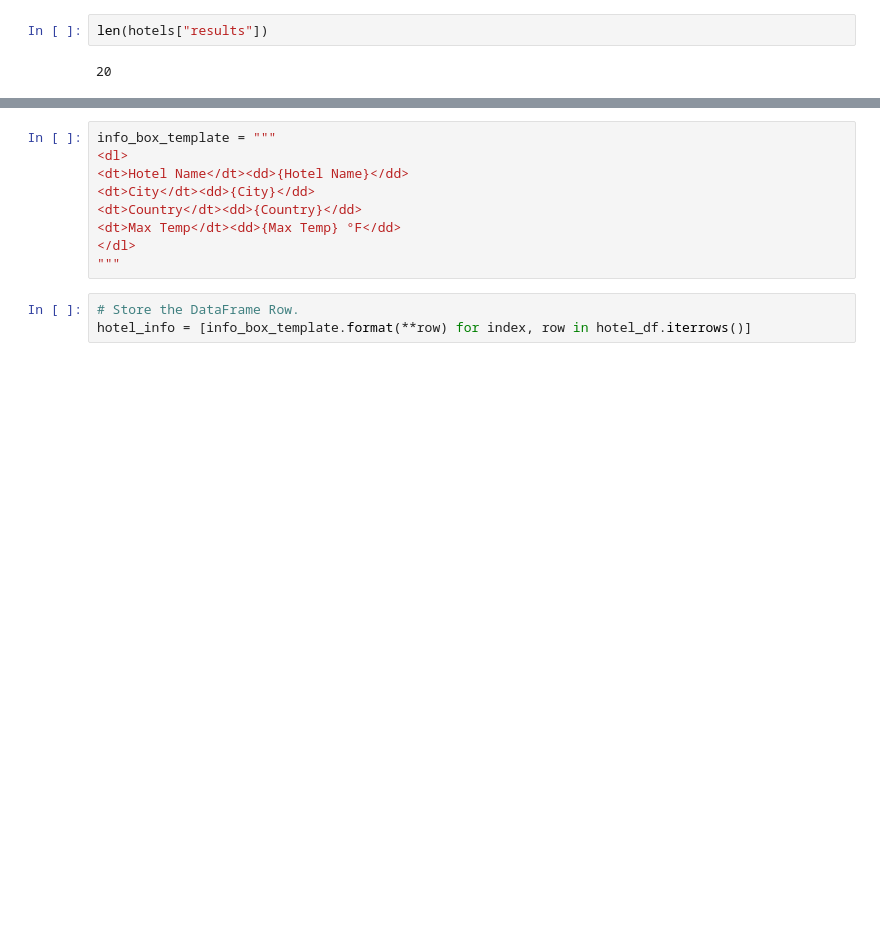
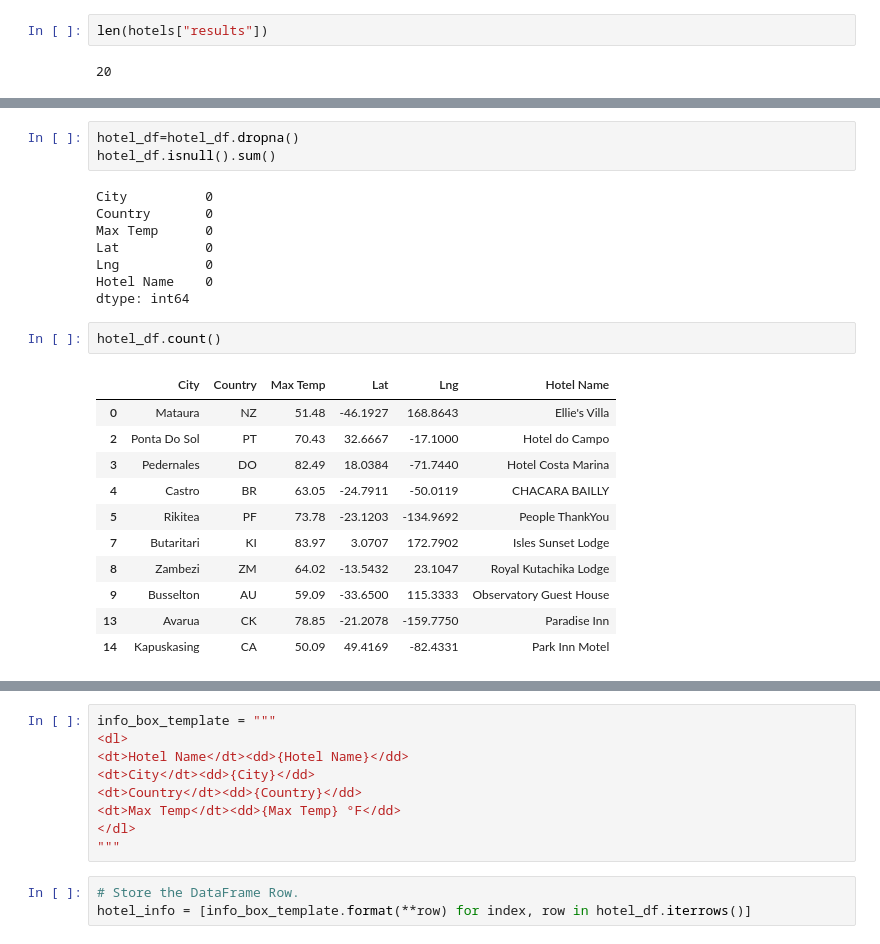
Before and after one commit to swang202/World_Weather_Analysis, a Jupyter notebook: VacationPy.ipynb, the cells around one changed output, grey strips where cells are left out. Drawn from its saved outputs; the diff is of its cells as text; blank space fills up the shorter version.

```diff
--- a/VacationPy.ipynb
+++ b/VacationPy.ipynb
@@ -293,4 +296,29 @@ Hotel Name    0
 dtype: int64
+# %%
+hotel_df=hotel_df.dropna()
+hotel_df.isnull().sum()
+# %% [output]
+City          0
+Country       0
+Max Temp      0
+Lat           0
+Lng           0
+Hotel Name    0
+dtype: int64
+# %%
+hotel_df.count()
+# %% [output]
+|  | City | Country | Max Temp | Lat | Lng | Hotel Name |
+| 0 | Mataura | NZ | 51.48 | -46.1927 | 168.8643 | Ellie's Villa |
+| 2 | Ponta Do Sol | PT | 70.43 | 32.6667 | -17.1000 | Hotel do Campo |
+| 3 | Pedernales | DO | 82.49 | 18.0384 | -71.7440 | Hotel Costa Marina |
+| 4 | Castro | BR | 63.05 | -24.7911 | -50.0119 | CHACARA BAILLY |
+| 5 | Rikitea | PF | 73.78 | -23.1203 | -134.9692 | People ThankYou |
+| 7 | Butaritari | KI | 83.97 | 3.0707 | 172.7902 | Isles Sunset Lodge |
+| 8 | Zambezi | ZM | 64.02 | -13.5432 | 23.1047 | Royal Kutachika Lodge |
+| 9 | Busselton | AU | 59.09 | -33.6500 | 115.3333 | Observatory Guest House |
+| 13 | Avarua | CK | 78.85 | -21.2078 | -159.7750 | Paradise Inn |
+| 14 | Kapuskasing | CA | 50.09 | 49.4169 | -82.4331 | Park Inn Motel |
 # %%
 # Add a heatmap of temperature for the vacation spots.
 locations = hotel_df[["Lat", "Lng"]]
```
Also changed, not shown: parts of 12 cells of this notebook, 5 other files.
